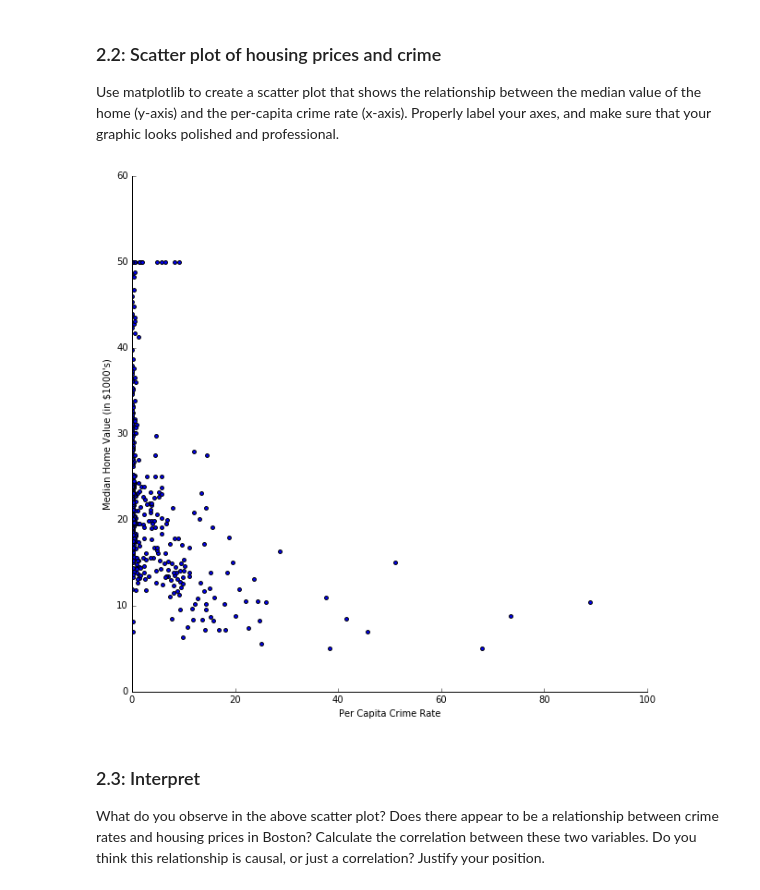
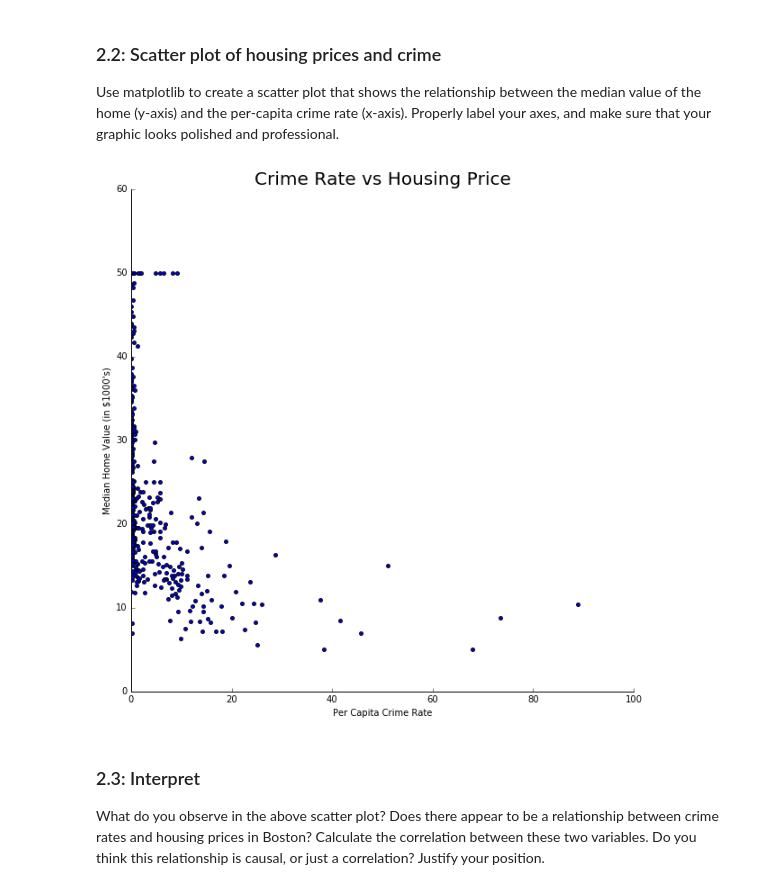
Before and after one commit to Raktos/info371-ps1, a Jupyter notebook: HO_JASON-INFO371-PS1.ipynb, the cells around one changed output. Drawn from its saved outputs; the diff is of its cells as text; code cells hidden in the pictures.

```diff
--- a/HO_JASON-INFO371-PS1.ipynb
+++ b/HO_JASON-INFO371-PS1.ipynb
@@ -315,21 +326,25 @@ plt.show()
 
 Use matplotlib to create a scatter plot that shows the relationship between the median value of the home (y-axis) and the per-capita crime rate (x-axis).  Properly label your axes, and make sure that your graphic looks polished and professional.
 # %%
+# make the plot
 plt.scatter(boston.CRIM, boston.MEDV, s=15)
 
+# make the labels and axes
 plt.gcf().set_size_inches(10,10)
 plt.xlabel('Per Capita Crime Rate')
 plt.ylabel('Median Home Value (in $1000\'s)')
 plt.xlim(0)
+plt.title('Crime Rate vs Housing Price', fontsize=20)
 
+# get rid of lines we don't want
 plt.gca().spines['top'].set_visible(False)
 plt.gca().spines['right'].set_visible(False)
 plt.tick_params(axis='x', top='off')
 plt.tick_params(axis='y', right='off')
 
 plt.show()
 # %% [output]
-[figure, old version]
+[figure, new version]
 # %% [markdown]
 ### 2.3: Interpret
 
```
Also changed, not shown: parts of 13 cells of this notebook.
